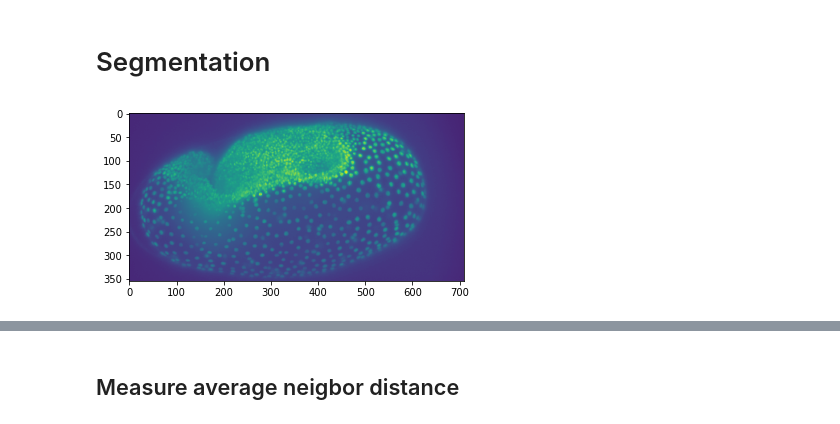
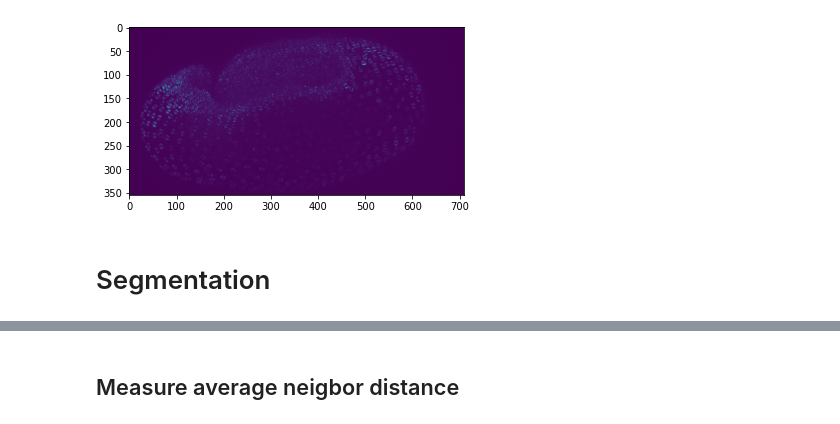
Before and after one commit to haesleinhuepf/beetlesafari, a Jupyter notebook: demo/clustering.ipynb, the cells around one changed output, grey strips where cells are left out. Saved outputs shown, nothing was run; the diff lists cells and outputs as text; code cells hidden in the pictures.

```diff
--- a/demo/clustering.ipynb
+++ b/demo/clustering.ipynb
@@ -50,6 +61,8 @@ imread_raw took 0.05787825584411621
+# %%
+# determine local changes
+difference_image = cle.squared_difference(input_image, other_image)
+show(difference_image, title="difference between timepoints", use_napari=True)
+# %% [output]
+[figure, added]
 # %% [markdown]
 # Segmentation
-# %%
-show(resampled, title="original", use_napari=True)
-# %% [output]
-[figure, removed]
```
Also changed, not shown: parts of 32 cells of this notebook.
